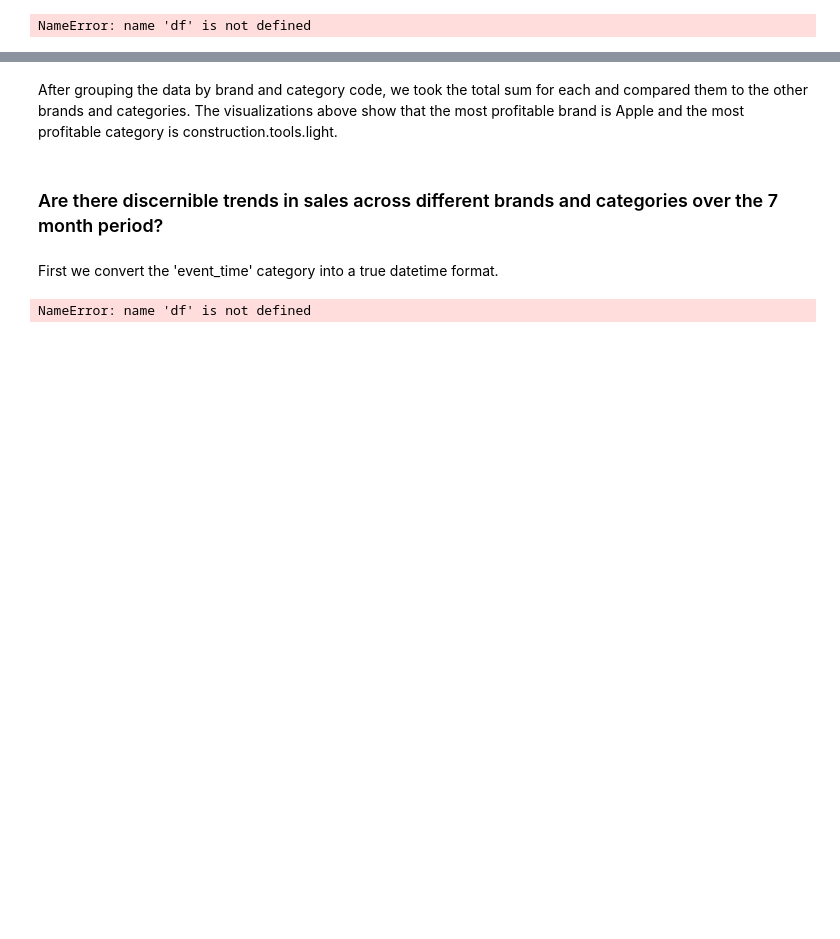
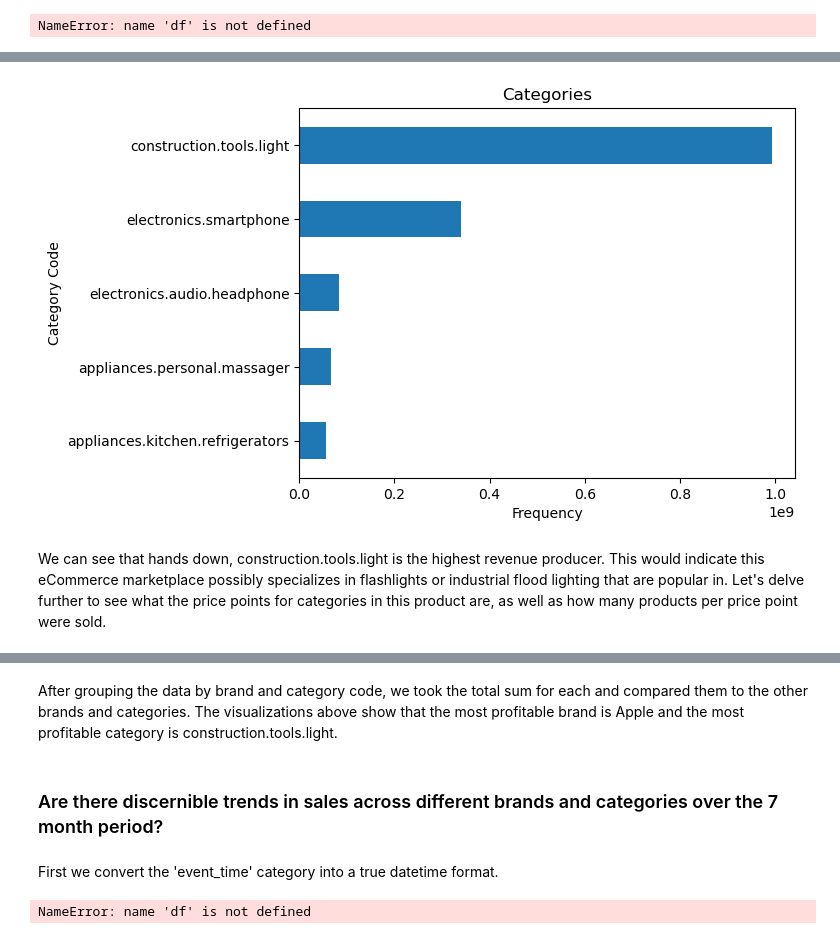
Before and after one commit to seel6470/CSPB-4502-Group-9-Project, a Jupyter notebook: Project Code.ipynb, the cells around one changed output, grey strips where cells are left out. Drawn from its saved outputs; the diff is of its cells as text; code cells hidden in the pictures; blank space fills up the shorter version.

```diff
--- a/Project Code.ipynb
+++ b/Project Code.ipynb
@@ -249,7 +210,0 @@ plt.show()
-# %%
-brand_sum = pd.Series(dtype=float)
-
-for chunk in pd.read_csv('./purchased_entries_clean.csv.gz', chunksize = 100000):
-    brand_sum = brand_sum.add(chunk.groupby('brand')['price'].sum(),fill_value=0)
-
-brand_sum = brand_sum.to_frame(name='total_sales').sort_values(by='total_sales', ascending=False)
@@ -358,0 +314,13 @@ NameError: name 'df' is not defined
+# %%
+running_sum = running_sum.sort_values(ascending=False)
+
+running_sum.head().plot(kind='barh')
+plt.title('Categories')
+plt.xlabel('Frequency')
+plt.ylabel('Category Code')
+plt.gca().invert_yaxis()
+plt.show()
+# %% [output]
+[figure, added]
+# %% [markdown]
+We can see that hands down, construction.tools.light is the highest revenue producer. This would indicate this eCommerce marketplace possibly specializes in flashlights or industrial flood lighting that are popular in. Let's delve further to see what the price points for categories in this product are, as well as how many products per price point were sold.
```
Also changed, not shown: parts of 21 cells of this notebook.
